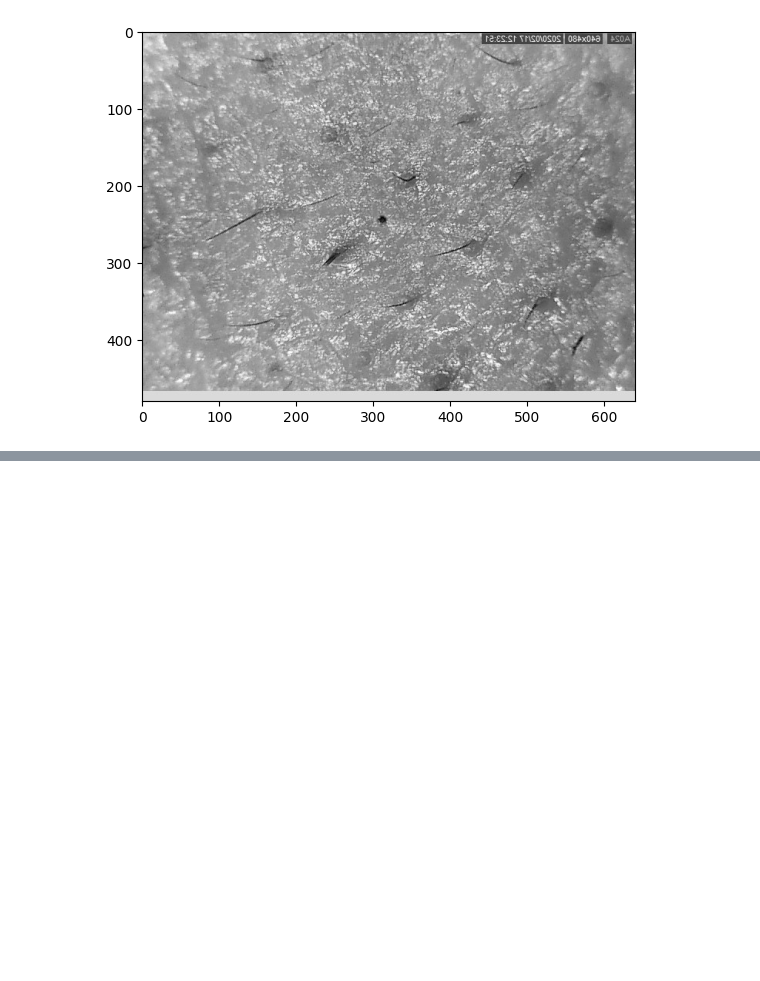
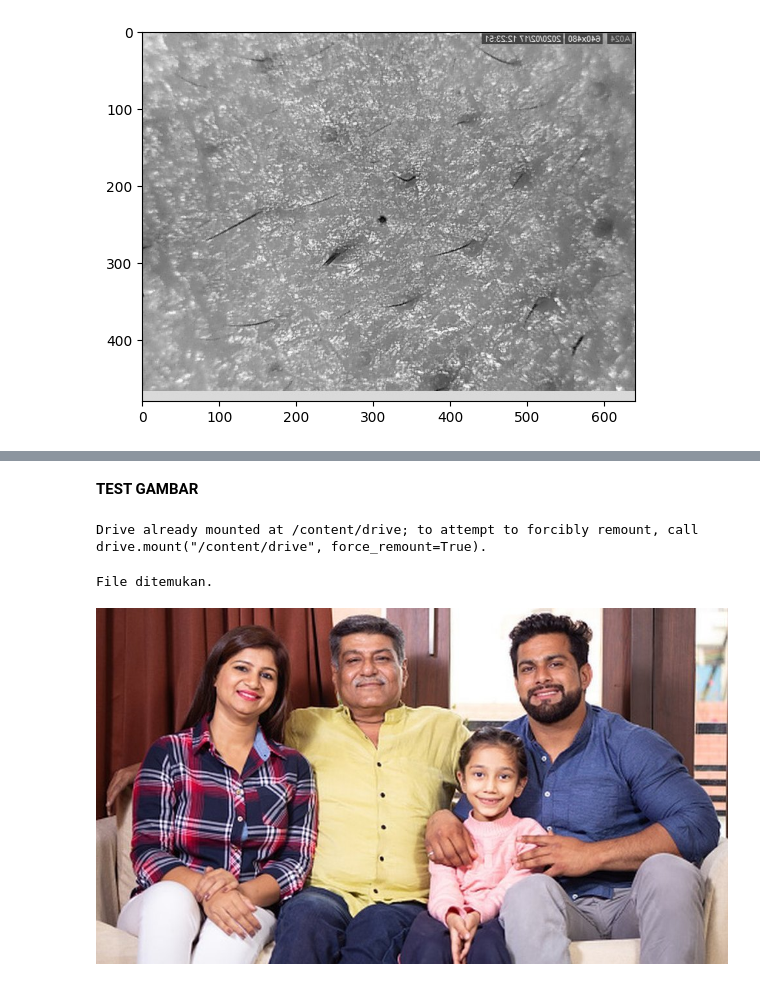
Before and after one commit to drzasrly/ANN_Pedeteksi-Jenis-Kulit-Wajah, a Jupyter notebook: ANN_Kulit.ipynb, the cells around one changed output, grey strips where cells are left out. Drawn from its saved outputs; the diff is of its cells as text; code cells hidden in the pictures; blank space fills up the shorter version.

```diff
--- a/ANN_Kulit.ipynb
+++ b/ANN_Kulit.ipynb
@@ -450,0 +537,11 @@ Normal
+# %%
+from keras.models import load_model
+from PIL import Image
+import numpy as np
+import cv2
+
+
+%matplotlib inline
+from matplotlib import pyplot as plt
+import pylab
+pylab.rcParams['figure.figsize'] = (10.0, 8.0)
@@ -450,0 +641,2 @@ Normal
+# %% [markdown]
+**TEST GAMBAR**
@@ -450,0 +649,21 @@ Normal
+# %%
+from google.colab import drive
+drive.mount('/content/drive')
+# %% [output]
+Drive already mounted at /content/drive; to attempt to forcibly remount, call drive.mount("/content/drive", force_remount=True).
+# %%
+import os
+
+file_path = "./1.4_test_input/images/family.jpg"
+if os.path.exists(file_path):
+    print("File ditemukan.")
+else:
+    print("File tidak ditemukan.")
+# %% [output]
+File ditemukan.
+# %%
+from IPython.display import Image
+pil_img = Image(filename=file_path)
+display(pil_img)
+# %% [output]
+[figure, added]
```
Also changed, not shown: parts of 33 cells of this notebook.
